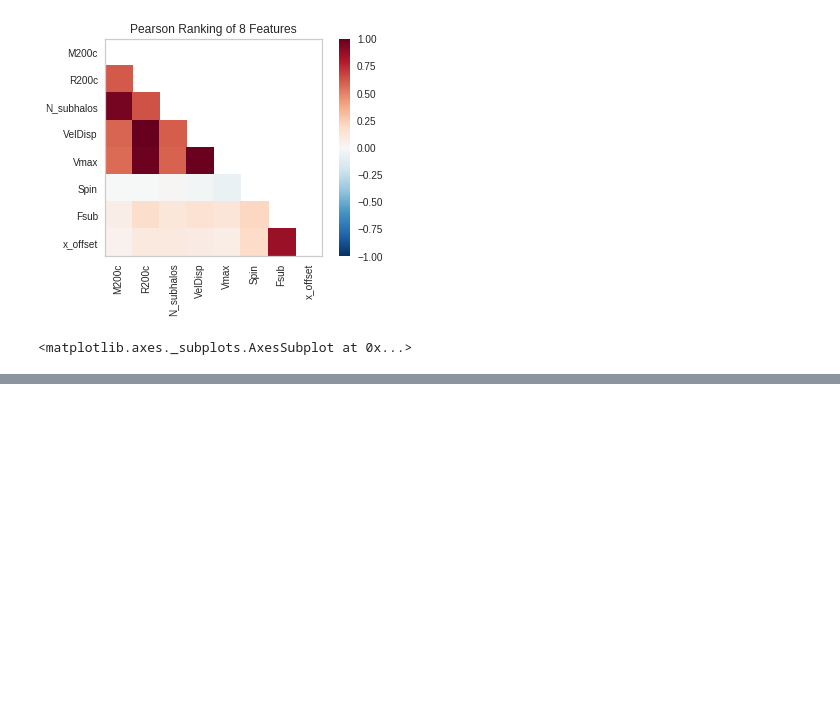
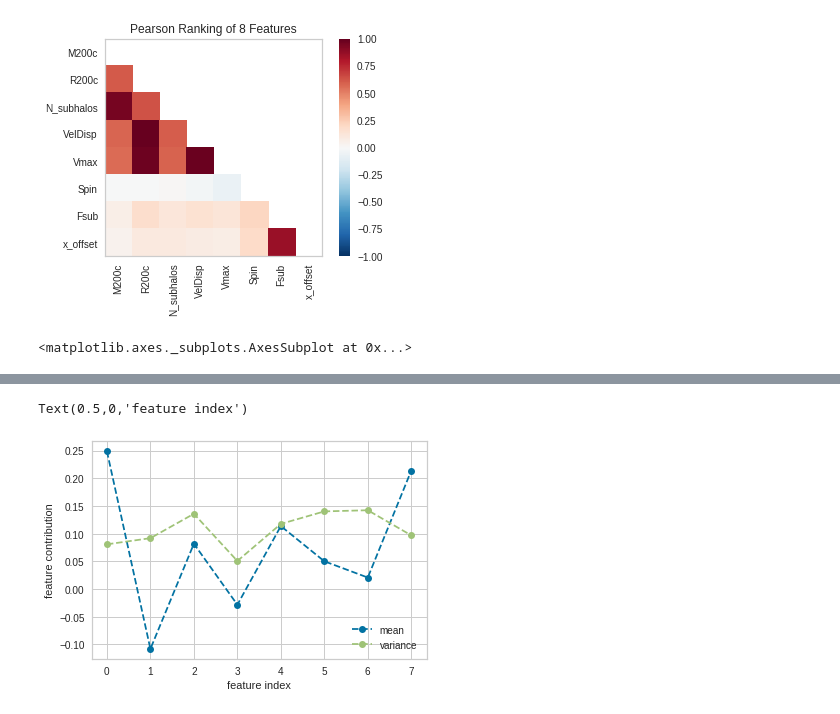
Before and after one commit to florpi/GraphCosmologyNetwork, a Jupyter notebook: exploration/PCA.ipynb, the cells around one changed output, grey strips where cells are left out. Cells and saved outputs as stored; diff of their text form; code cells hidden in the pictures; blank space fills up the shorter version.

```diff
--- a/exploration/PCA.ipynb
+++ b/exploration/PCA.ipynb
@@ -62,0 +168,19 @@ visualizer.poof()
+# %%
+# Biases
+
+plt.plot(
+    pca_inv_data.mean(axis=0),
+    '--o',
+    label='mean',
+)
+plt.plot(
+    np.square(pca_inv_data.std(axis=0)),
+    '--o',
+    label='variance',
+)
+plt.legend(loc='best')
+plt.ylabel('feature contribution')
+plt.xlabel('feature index')
+# %% [output]
+Text(0.5,0,'feature index')
+[figure, added]
```
Also changed, not shown: parts of 18 cells of this notebook, 1 other file.
